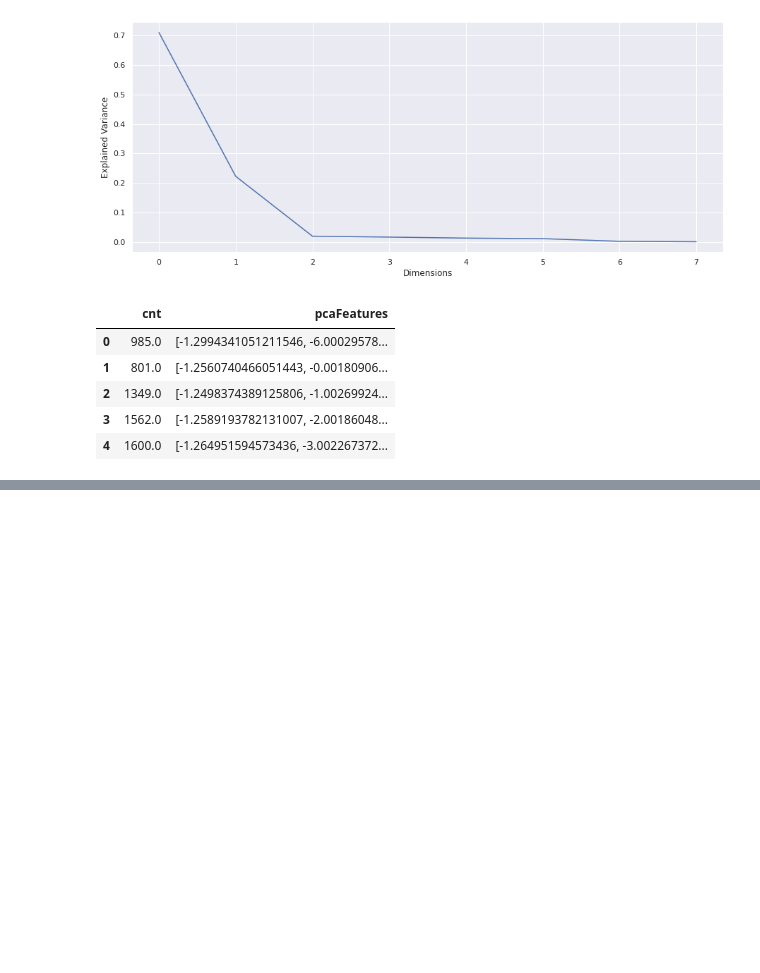
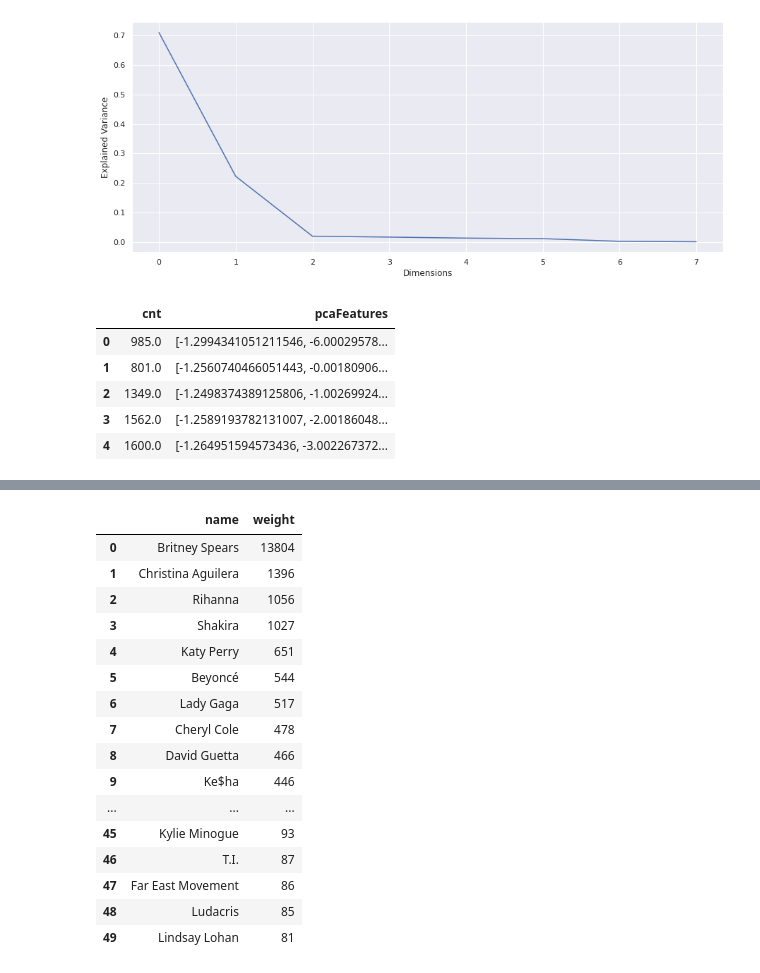
Before and after one commit to manojmanivannan/ApacheSparkEssentials, a Jupyter notebook: ML_2_SparkByPluralsight.ipynb, the cells around one changed output, grey strips where cells are left out. Saved outputs shown, nothing was run; the diff lists cells and outputs as text; code cells hidden in the pictures; blank space fills up the shorter version.

```diff
--- a/ML_2_SparkByPluralsight.ipynb
+++ b/ML_2_SparkByPluralsight.ipynb
@@ -523,0 +738,11 @@ Downloading (bytes)... 10782
+# %%
+# dataset
+!./goodls_linux_amd64 -u https://drive.google.com/file/d/1W8Qwz_WknTUvyXu2Smix_2coGXSuOypv/view?usp=share_link
+
+rawData = spark.read\
+                .format('csv')\
+                .option('delimiter','\t')\
+                .option('header','true')\
+                .load('user_artists.dat')
+
+rawData.toPandas().head()
@@ -523,0 +758,6 @@ Downloading (bytes)... 10782
+# %%
+dataset = rawData.select(col('userID').cast('int'),
+                         col('artistID').cast('int'),
+                         col('weight').cast('int'))
+
+dataset.select('weight').describe().toPandas()
@@ -523,0 +834,8 @@ Downloading (bytes)... 10782
+# %%
+artistData = spark.read\
+                  .format('csv')\
+                  .option('delimiter','\t')\
+                  .option('header','true')\
+                  .load('artists.dat')
+
+artistData.toPandas().head()
@@ -523,0 +875,25 @@ Downloading (bytes)... 10782
+# %%
+userArtistRaw = dataset.filter(dataset.userID==1726)
+userArtistRaw = artistData.join(userArtistRaw,
+                                artistData.id == userArtistRaw.artistID)\
+                          .orderBy('weight',ascending=False)\
+                          .select('name','weight')
+userArtistRaw.toPandas()
+# %% [output]
+|  | name | weight |
+| 0 | Britney Spears | 13804 |
+| 1 | Christina Aguilera | 1396 |
+| 2 | Rihanna | 1056 |
+| 3 | Shakira | 1027 |
+| 4 | Katy Perry | 651 |
+| 5 | Beyoncé | 544 |
+| 6 | Lady Gaga | 517 |
+| 7 | Cheryl Cole | 478 |
+| 8 | David Guetta | 466 |
+| 9 | Ke$ha | 446 |
+| ... | ... | ... |
+| 45 | Kylie Minogue | 93 |
+| 46 | T.I. | 87 |
+| 47 | Far East Movement | 86 |
+| 48 | Ludacris | 85 |
+| 49 | Lindsay Lohan | 81 |
```
Also changed, not shown: parts of 52 cells of this notebook.
